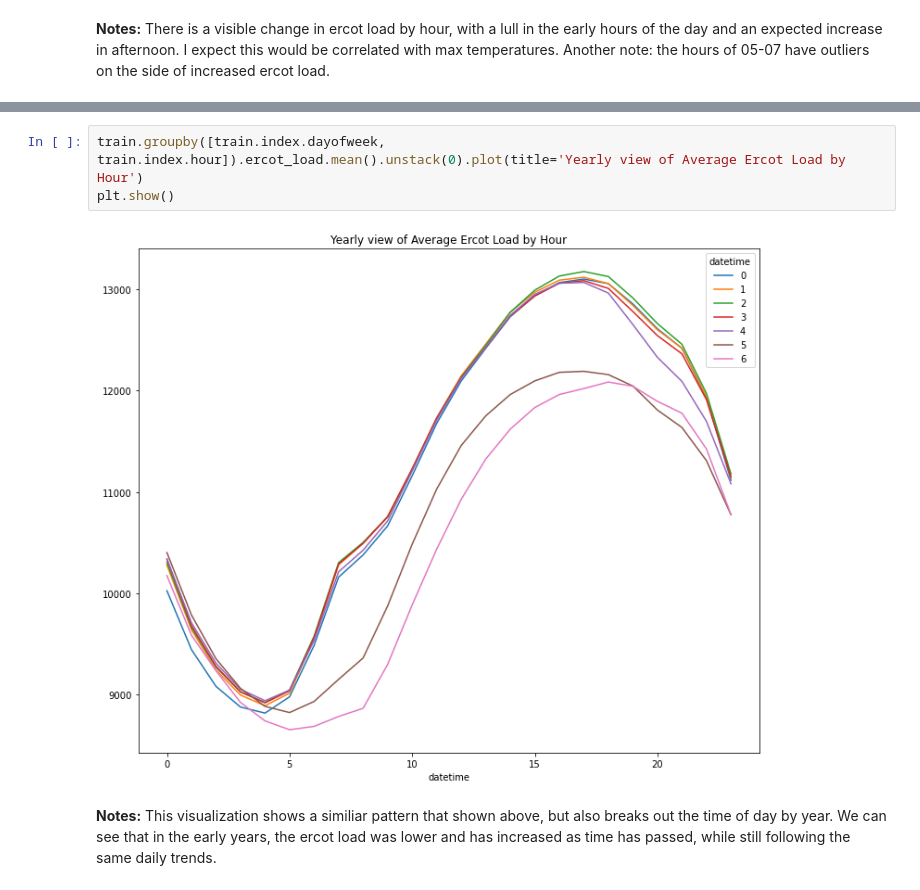
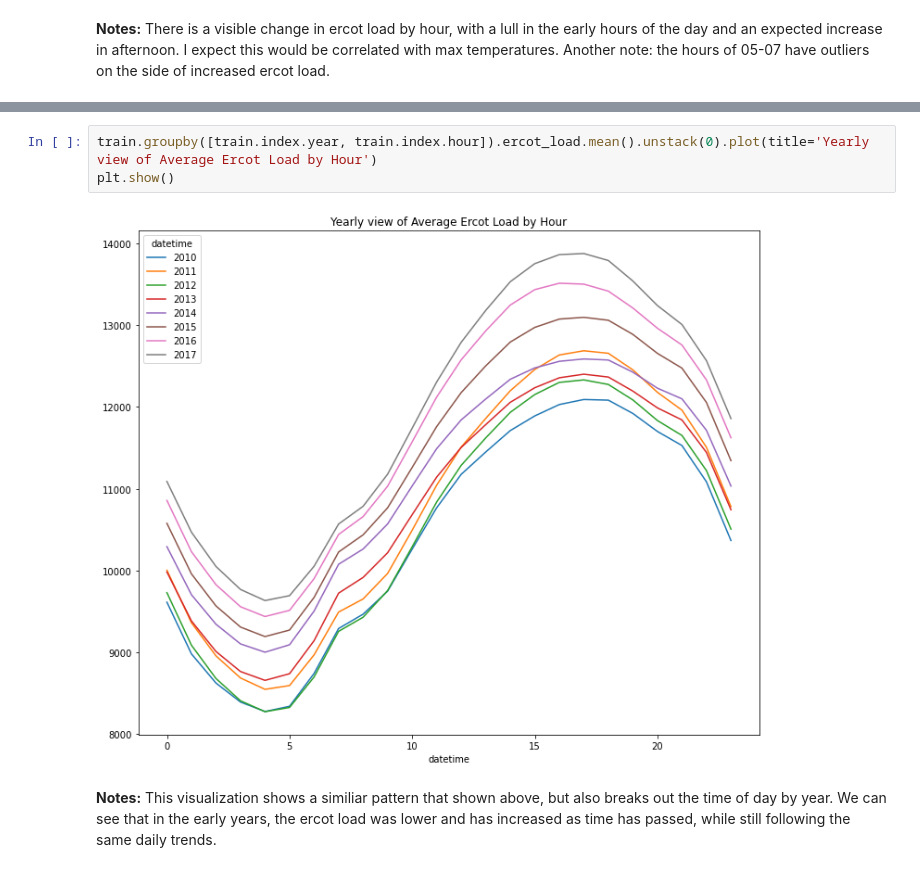
Before and after one commit to energy-demand-forecast/energy_demand_forecast, a Jupyter notebook: Lochlyn_directory/Lochlyn - exploration.ipynb, the cells around one changed output, grey strips where cells are left out. Drawn from its saved outputs; the diff is of its cells as text.

```diff
--- a/Lochlyn_directory/Lochlyn - exploration.ipynb
+++ b/Lochlyn_directory/Lochlyn - exploration.ipynb
@@ -386,8 +386,8 @@ plot_hourly_ercot_load()
 # %%
-train.groupby([train.index.dayofweek, train.index.hour]).ercot_load.mean().unstack(0).plot(title='Yearly view of Average Ercot Load by Hour')
+train.groupby([train.index.year, train.index.hour]).ercot_load.mean().unstack(0).plot(title='Yearly view of Average Ercot Load by Hour')
 plt.show()
 # %% [output]
-[figure, old version]
+[figure, new version]
 # %% [markdown]
 **Notes:** This visualization shows a similiar pattern that shown above, but also breaks out the time of day by year. We can see that in the early years, the ercot load was lower and has increased as time has passed, while still following the same daily trends.
 # %%
```
Also changed, not shown: parts of 15 cells of this notebook, 1 other file.
